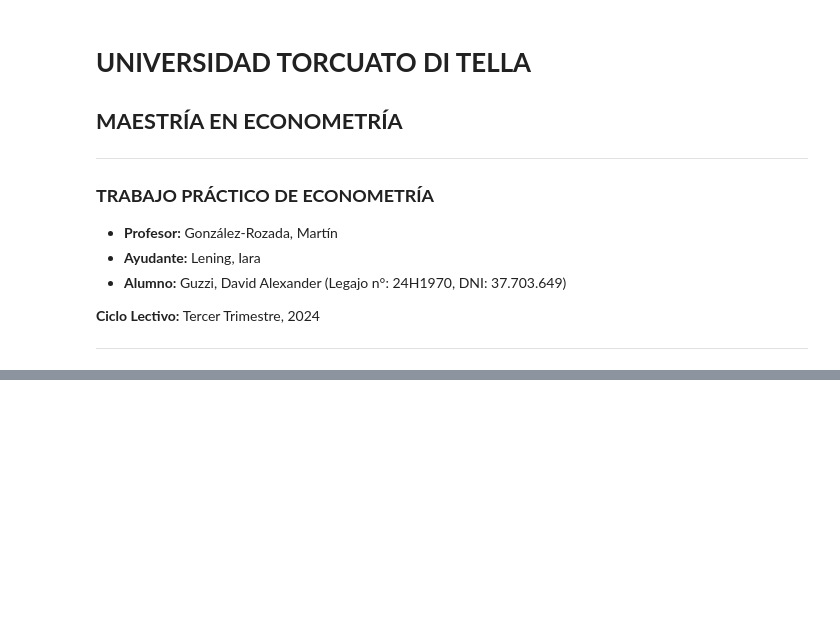
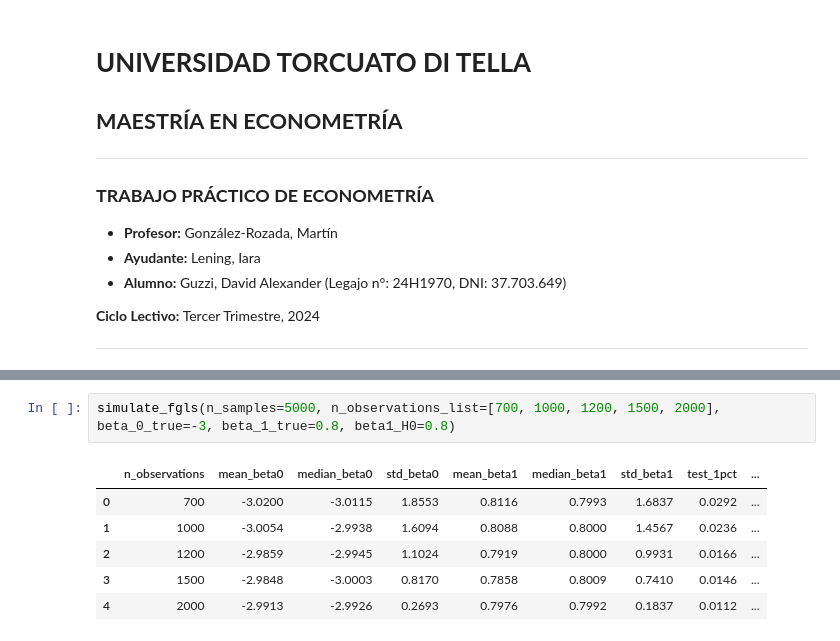
Before and after one commit to DavidGuzzi/MECMT05, a Jupyter notebook: Guzzi3649.ipynb, the cells around one changed output, grey strips where cells are left out. Drawn from its saved outputs; the diff is of its cells as text; blank space fills up the shorter version.

```diff
--- a/Guzzi3649.ipynb
+++ b/Guzzi3649.ipynb
@@ -162,0 +204,9 @@ test_results
+# %%
+simulate_fgls(n_samples=5000, n_observations_list=[700, 1000, 1200, 1500, 2000], beta_0_true=-3, beta_1_true=0.8, beta1_H0=0.8)
+# %% [output]
+|  | n_observations | mean_beta0 | median_beta0 | std_beta0 | mean_beta1 | median_beta1 | std_beta1 | test_1pct | ... |
+| 0 | 700 | -3.0200 | -3.0115 | 1.8553 | 0.8116 | 0.7993 | 1.6837 | 0.0292 | ... |
+| 1 | 1000 | -3.0054 | -2.9938 | 1.6094 | 0.8088 | 0.8000 | 1.4567 | 0.0236 | ... |
+| 2 | 1200 | -2.9859 | -2.9945 | 1.1024 | 0.7919 | 0.8000 | 0.9931 | 0.0166 | ... |
+| 3 | 1500 | -2.9848 | -3.0003 | 0.8170 | 0.7858 | 0.8009 | 0.7410 | 0.0146 | ... |
+| 4 | 2000 | -2.9913 | -2.9926 | 0.2693 | 0.7976 | 0.7992 | 0.1837 | 0.0112 | ... |
```
Also changed, not shown: parts of 9 cells of this notebook, 2 other files.
